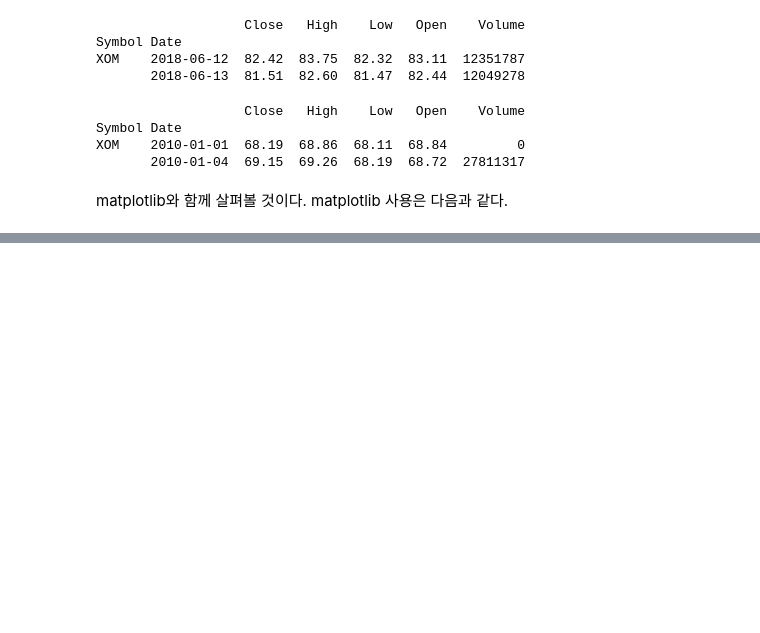
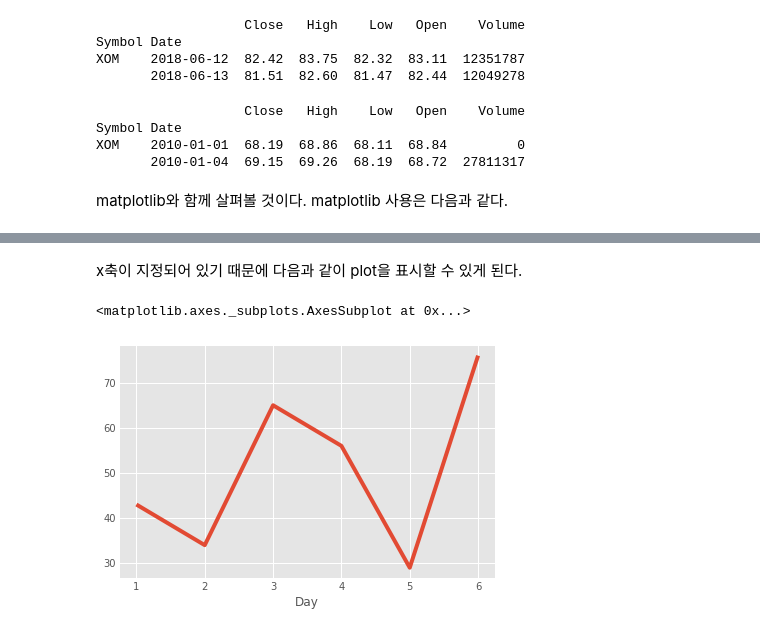
Before and after one commit to okwon78/matplotlib_pandas_tutorial, a Jupyter notebook: pandas.ipynb, the cells around one changed output, grey strips where cells are left out. Saved outputs shown, nothing was run; the diff lists cells and outputs as text; code cells hidden in the pictures; blank space fills up the shorter version.

```diff
--- a/pandas.ipynb
+++ b/pandas.ipynb
@@ -66,0 +114,4 @@ print(df)
+# %%
+df = pd.DataFrame(web_stats)
+df = df.set_index('Day')
+print(df)
@@ -66,0 +151,7 @@ print(df)
+# %% [markdown]
+x축이 지정되어 있기 때문에 다음과 같이 plot을 표시할 수 있게 된다.
+# %%
+df.Visitors.plot()
+# %% [output]
+<matplotlib.axes._subplots.AxesSubplot at 0x...>
+[figure, added]
```
Also changed, not shown: parts of 13 cells of this notebook.
